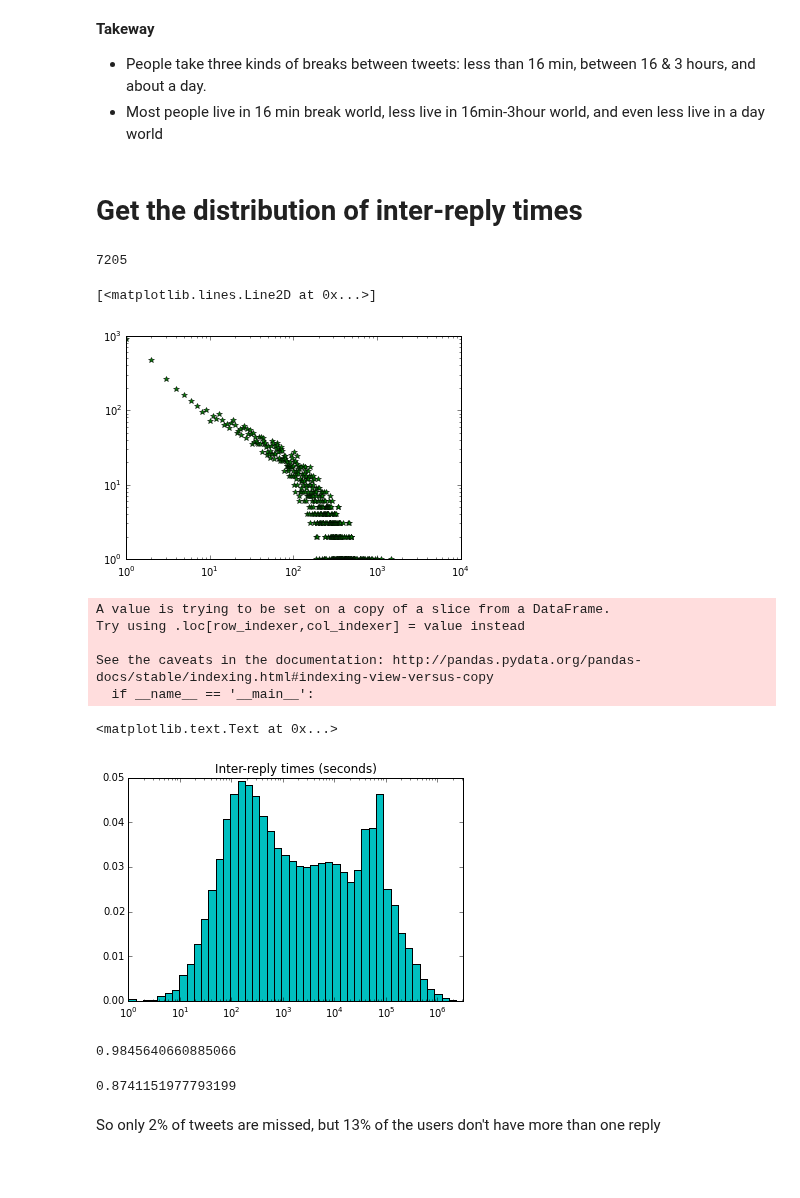
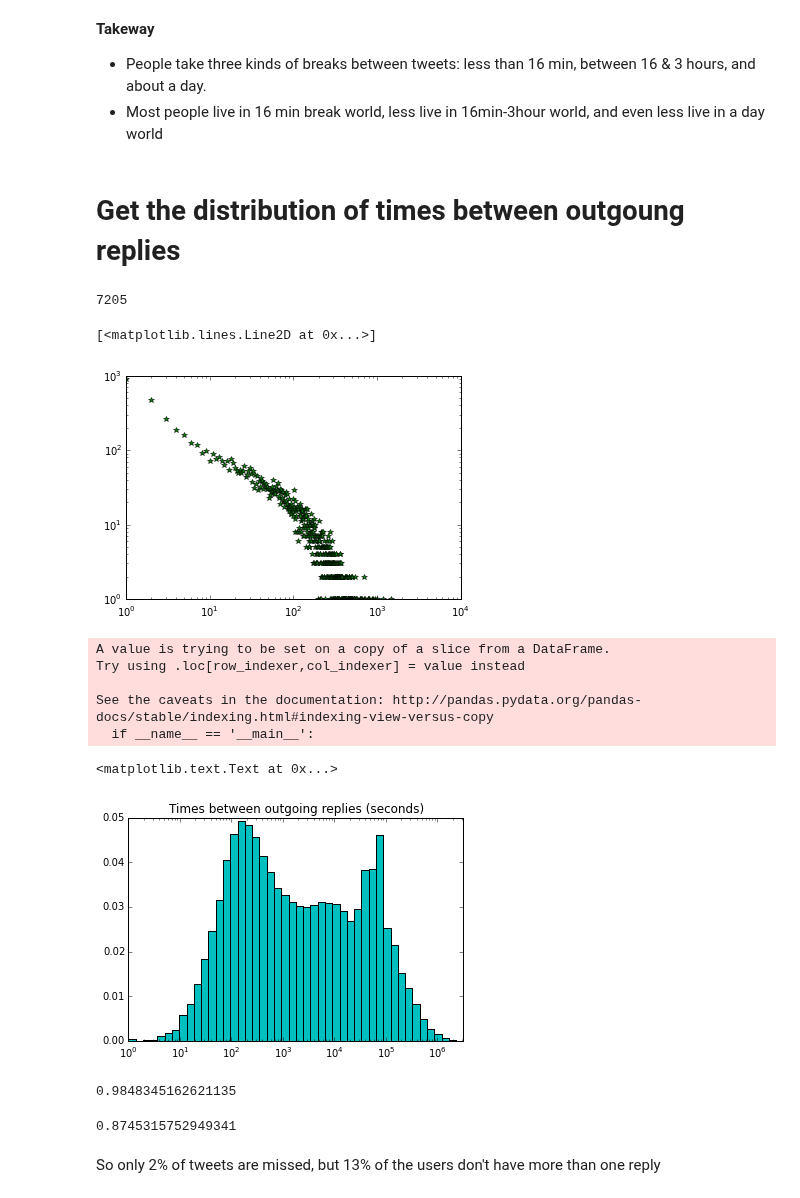
Before and after one commit to marinkala/ReplyNetworks, a Jupyter notebook: bbInterReplyTimeOneSide.ipynb, the cells around one changed output. Cells and saved outputs as stored; diff of their text form; code cells hidden in the pictures; blank space fills up the shorter version.

```diff
--- a/bbInterReplyTimeOneSide.ipynb
+++ b/bbInterReplyTimeOneSide.ipynb
@@ -28,0 +41,4 @@ df_oneSide=df_oneSide.sort(['user_id','dateObj'])
+# %%
+df_oneSide.dateObj=df_oneSide.dateObj.apply(lambda x: x-pd.to_timedelta('0 days 04:00:00') if x<pd.to_datetime('2012-11-03 22:00:00') else x-pd.to_timedelta('0 days 05:00:00'))
+# %%
+df_oneSide.date=df_oneSide.dateObj
@@ -31,5 +59,5 @@ df_oneSide=df_oneSide.sort(['user_id','dateObj'])
 # %%
-df_oneSide=df_oneSide[(df_oneSide.dateObj>=pd.to_datetime('2012-10-15 00:00:00')) & (df_oneSide.dateObj<pd.to_datetime('2012-11-23 00:00:00'))]
+df_oneSide=df_oneSide[(df_oneSide.dateObj>=pd.to_datetime('2012-10-15 00:00:00')) & (df_oneSide.dateObj<pd.to_datetime('2012-11-24 00:00:00'))]
 # %%
 len(df_oneSide)
 # %% [output]
@@ -66,7 +94,7 @@ plt.title("Inter-tweet time (seconds)")
 * People take three kinds of breaks between tweets: less than 16 min, between 16 & 3 hours, and about a day.
 * Most people live in 16 min break world, less live in 16min-3hour world, and even less live in a day world
 # %% [markdown]
-# Get the distribution of inter-reply times
+# Get the distribution of times between outgoung replies
 # %%
 freq=replies.groupby(replies.user_id).size()
 # %%
@@ -79,7 +107,7 @@ f=Counter(freq.values)
 plt.loglog(f.keys(),f.values(),'g*')
 # %% [output]
 [<matplotlib.lines.Line2D at 0x...>]
-[figure, old version]
+[figure, new version]
 # %%
 grouped=replies.groupby('user_id')
 # %%
@@ -93,25 +121,25 @@ See the caveats in the documentation: http://pandas.pydata.org/pandas-docs/stabl
 # %%
 data=replies.secDiff.dropna().tolist()
 bins=np.logspace(0, int(np.log(max(data))), 100)
 width=bins[1:]-bins[:-1]
 h, b=np.histogram(data,bins)
 h=h/float(sum(h))
 plt.bar(b[:-1], h, width, color='c')
 plt.gca().set_xscale("log")
 plt.xlim(xmin=0,xmax=10**6.5)
 plt.ylim(ymin=0, ymax=0.05)
-plt.title("Inter-reply times (seconds)")
+plt.title("Times between outgoing replies (seconds)")
 # %% [output]
 <matplotlib.text.Text at 0x...>
-[figure, old version]
+[figure, new version]
 # %%
 len(replies[~replies.secDiff.isnull()])/float(len(replies))
 # %% [output]
-0.9845640660885066
+0.9848345162621135
 # %%
 len((replies.user_id[~replies.secDiff.isnull()]).unique())/float(len(replies.user_id.unique()))
 # %% [output]
-0.8741151977793199
+0.8745315752949341
 # %% [markdown]
 So only 2% of tweets are missed, but 13% of the users don't have more than one reply
 # %% [markdown]
```
Also changed, not shown: parts of 149 cells of this notebook, 14 other files.
